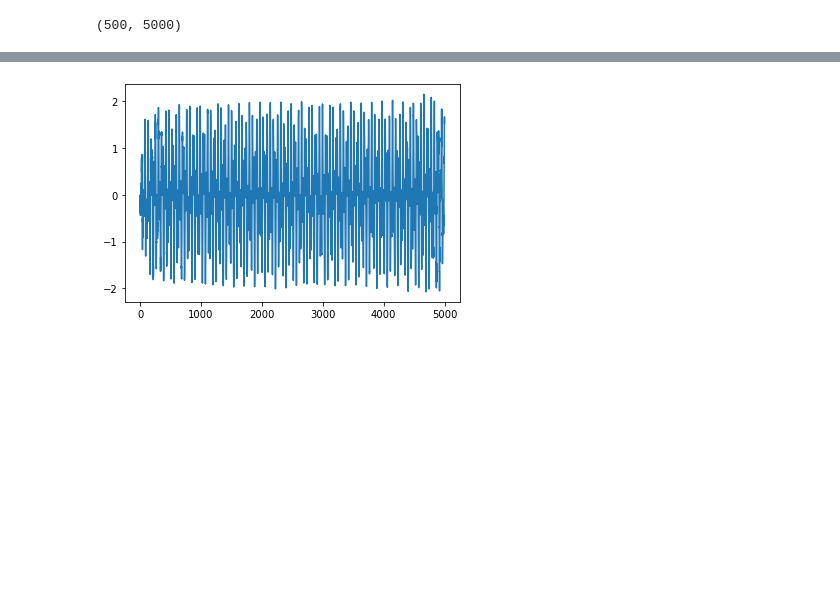
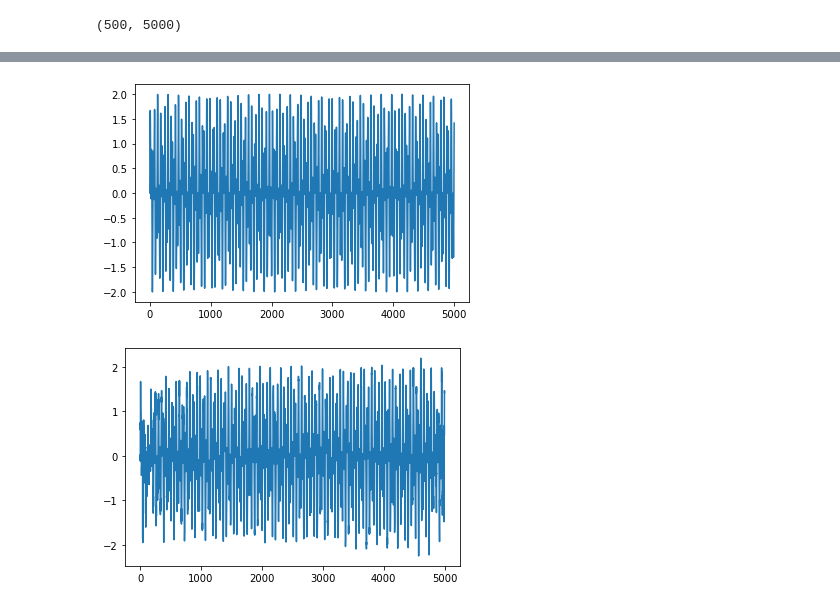
Before and after one commit to Sicheng-Wei/CP3106, a Jupyter notebook: PyrunnerWeblog/1d_wave.ipynb, the cells around one changed output, grey strips where cells are left out. Cells and saved outputs as stored; diff of their text form; code cells hidden in the pictures; blank space fills up the shorter version.

```diff
--- a/PyrunnerWeblog/1d_wave.ipynb
+++ b/PyrunnerWeblog/1d_wave.ipynb
@@ -61,9 +61,12 @@ result = prob.solve(verbose=True)
 # %%
 # reconstruct signal
 x = np.array(vx.value)
 x = np.squeeze(x)
 sig = spfft.idct(x, norm='ortho', axis=0)
+plt.plot(y)
+plt.show()
 plt.plot(sig)
 plt.show()
 # %% [output]
-[figure, old version]
+[figure, new version]
+[figure, added]
```
Also changed, not shown: parts of 1 cell of this notebook, 14 other files.
